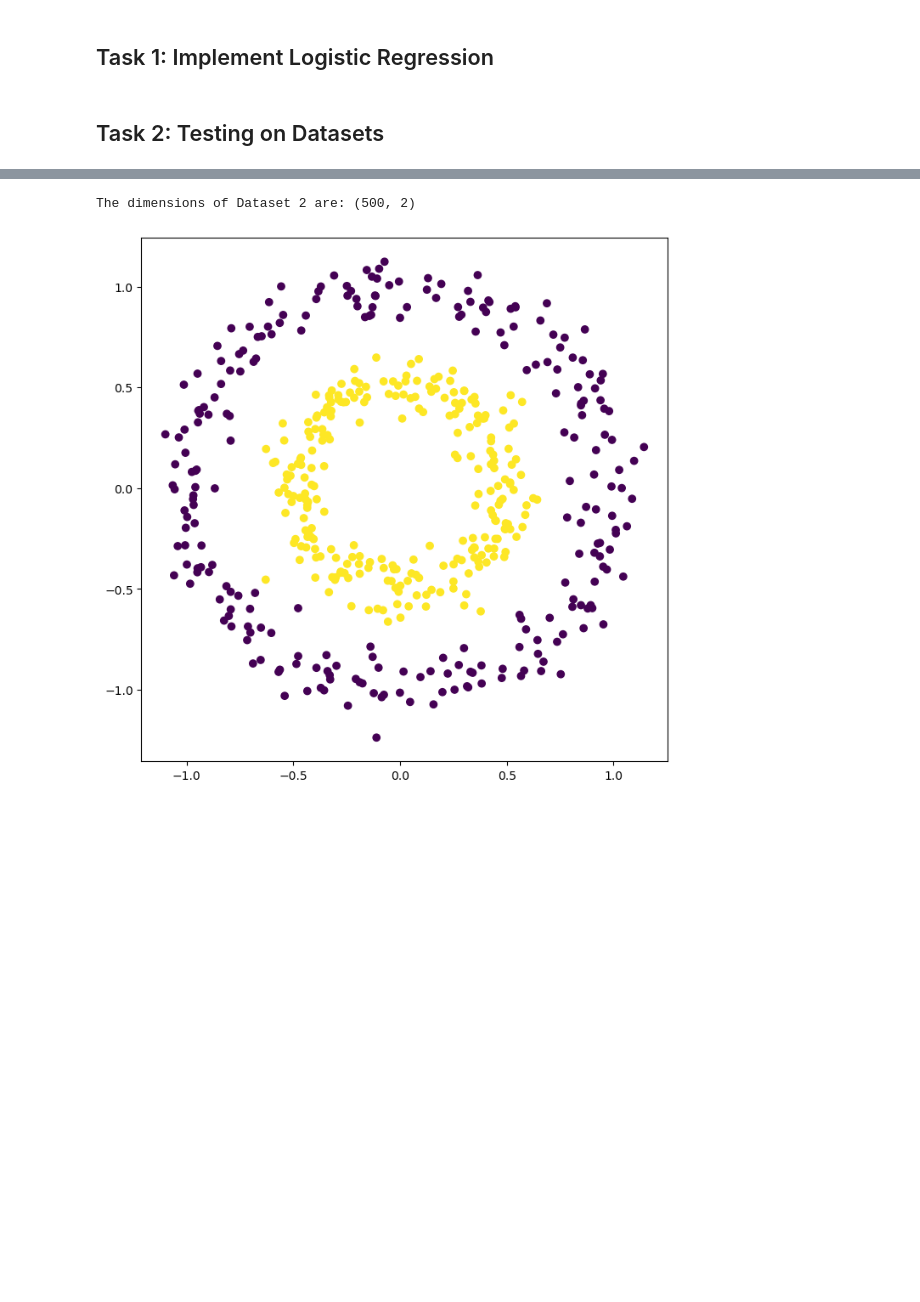
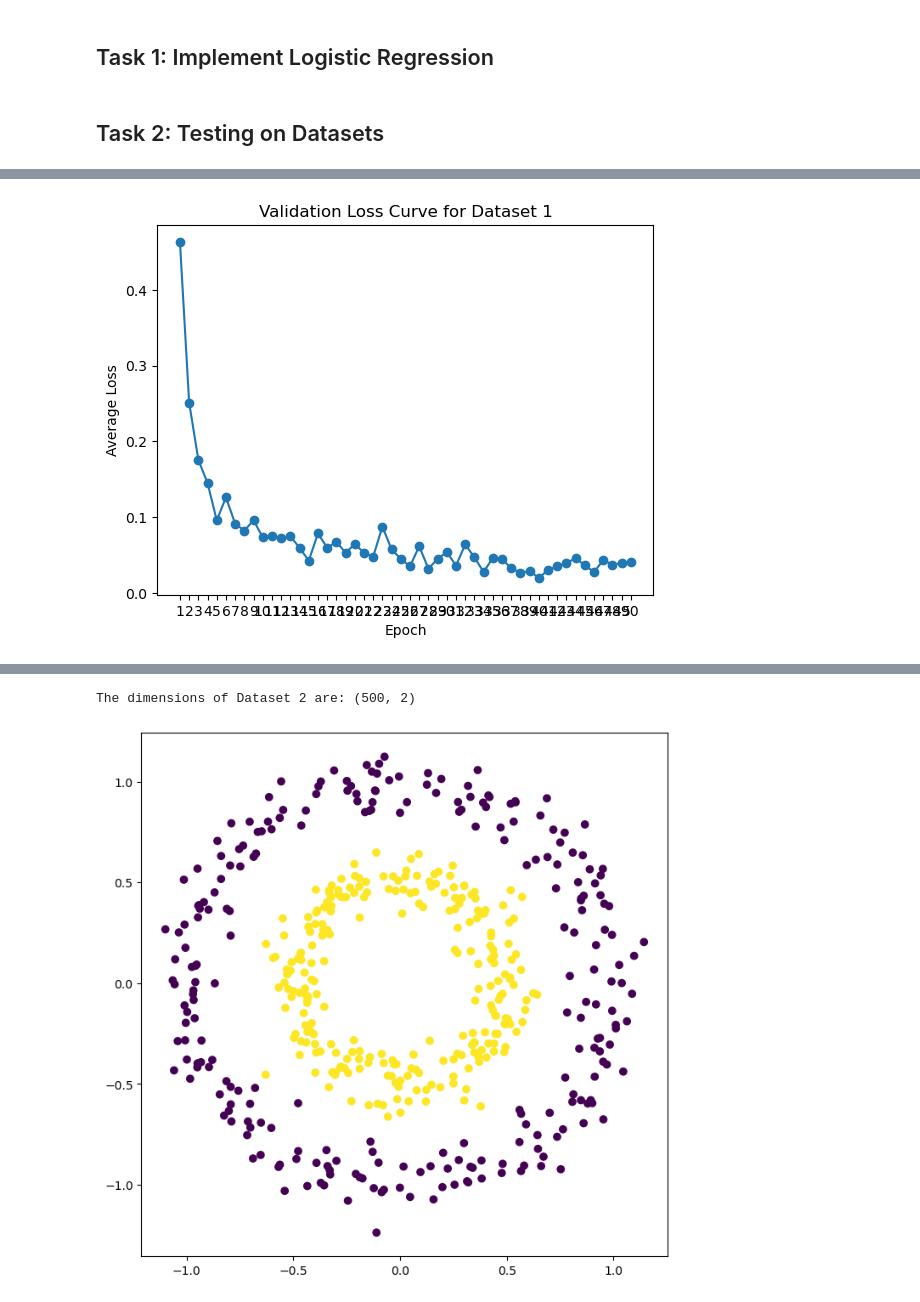
Before and after one commit to aakanksha1500/CT5133_DL_colab, a Jupyter notebook: DL_Assignment1_latest.ipynb, the cells around one changed output, grey strips where cells are left out. Cells and saved outputs as stored; diff of their text form; code cells hidden in the pictures; blank space fills up the shorter version.

```diff
--- a/DL_Assignment1_latest.ipynb
+++ b/DL_Assignment1_latest.ipynb
@@ -206,3 +270,13 @@ plt.show()
+# %%
+# plotting the Avg_Loss v/s Epoch on Validate data for Dataset 2
+plt.plot(range(1, len(val_epoch_loss1 )+1), val_epoch_loss1 , marker='o')
+plt.xlabel("Epoch")
+plt.ylabel("Average Loss")
+plt.title("Validation Loss Curve for Dataset 1")
+plt.xticks(range(1, len(val_epoch_loss1 )+1))
+plt.show()
+# %% [output]
+[figure, added]
 # %%
 # Validate and test performance
 y1_val_pred = predict(X_val1, w1, b1, threshold = 0.5)
```
Also changed, not shown: parts of 14 cells of this notebook.
